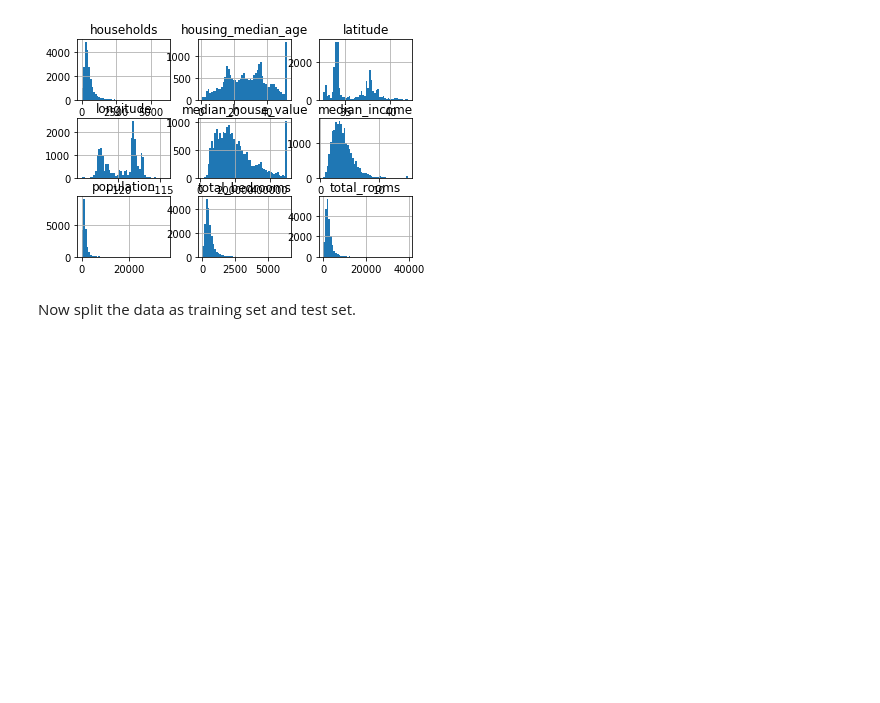
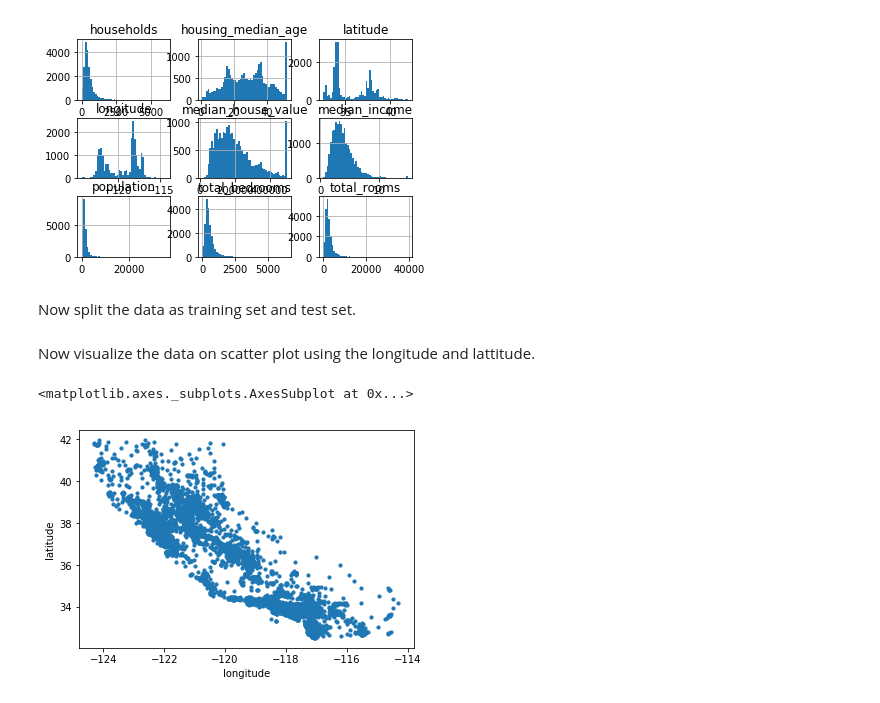
Before and after one commit to venkat2ram/Python, a Jupyter notebook: Chapter2.ipynb, the cells around one changed output. Drawn from its saved outputs; the diff is of its cells as text; code cells hidden in the pictures; blank space fills up the shorter version.

```diff
--- a/Chapter2.ipynb
+++ b/Chapter2.ipynb
@@ -96,7 +96,20 @@ plt.show()
 [figure]
 # %% [markdown]
 Now split the data as training set and test set.
-# %%
-import numpy as np
-
-def split_train_test(Data,test_ratio):
+# %%
+import numpy as np
+def split_train_test(data, test_ratio):
+ shuffled_indices = np.random.permutation(len(data))
+ test_set_size = int(len(data) * test_ratio)
+ test_indices = shuffled_indices[:test_set_size]
+ train_indices = shuffled_indices[test_set_size:]
+ return data.iloc[train_indices], data.iloc[test_indices]
+
+train_set,test_set=split_train_test(housing, 0.2)
+# %% [markdown]
+Now visualize the data on scatter plot using the longitude and lattitude.
+# %%
+train_set.plot(x="longitude",y="latitude",kind="scatter")
+# %% [output]
+<matplotlib.axes._subplots.AxesSubplot at 0x...>
+[figure, added]
```
Also changed, not shown: parts of 6 cells of this notebook.
